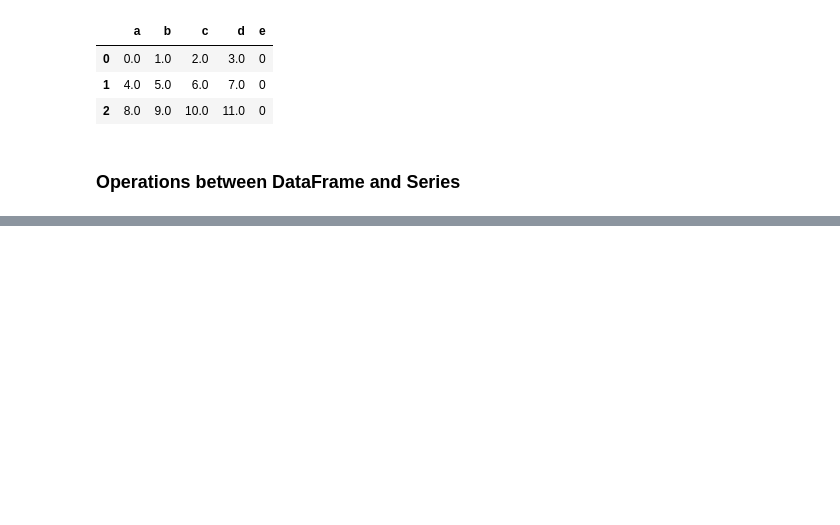
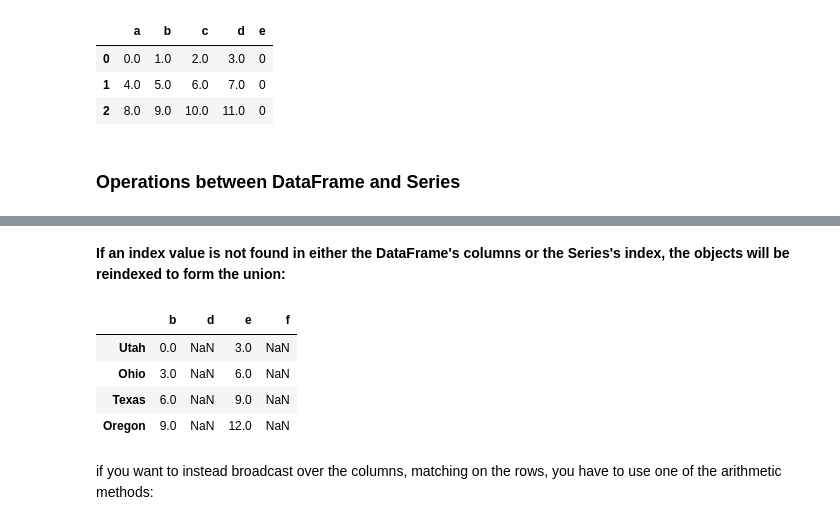
Before and after one commit to kbutalep/WesCh5, a Jupyter notebook: Chapter5WorkAlong.ipynb, the cells around one changed output, grey strips where cells are left out. Cells and saved outputs as stored; diff of their text form; code cells hidden in the pictures; blank space fills up the shorter version.

Commit message:
operations between DataFrame and Series

```diff
--- a/Chapter5WorkAlong.ipynb
+++ b/Chapter5WorkAlong.ipynb
@@ -1033,0 +1056,3 @@ df1.reindex(columns=df2.columns, fill_value=0)
+# %%
+frame = pd.DataFrame(np.arange(12.).reshape((4, 3)), columns=list('bde'),
+                    index=['Utah', 'Ohio', 'Texas', 'Oregon'])
@@ -1033,0 +1084,14 @@ df1.reindex(columns=df2.columns, fill_value=0)
+# %% [markdown]
+**If an index value is not found in either the DataFrame's columns or the Series's index, the objects will be reindexed to form the union:**
+# %%
+series2 = pd.Series(range(3), index=['b', 'e', 'f'])
+# %%
+frame + series2
+# %% [output]
+|  | b | d | e | f |
+| Utah | 0.0 | NaN | 3.0 | NaN |
+| Ohio | 3.0 | NaN | 6.0 | NaN |
+| Texas | 6.0 | NaN | 9.0 | NaN |
+| Oregon | 9.0 | NaN | 12.0 | NaN |
+# %% [markdown]
+if you want to instead broadcast over the columns, matching on the rows, you have to use one of the arithmetic methods:
```
Also changed, not shown: parts of 14 cells of this notebook.
